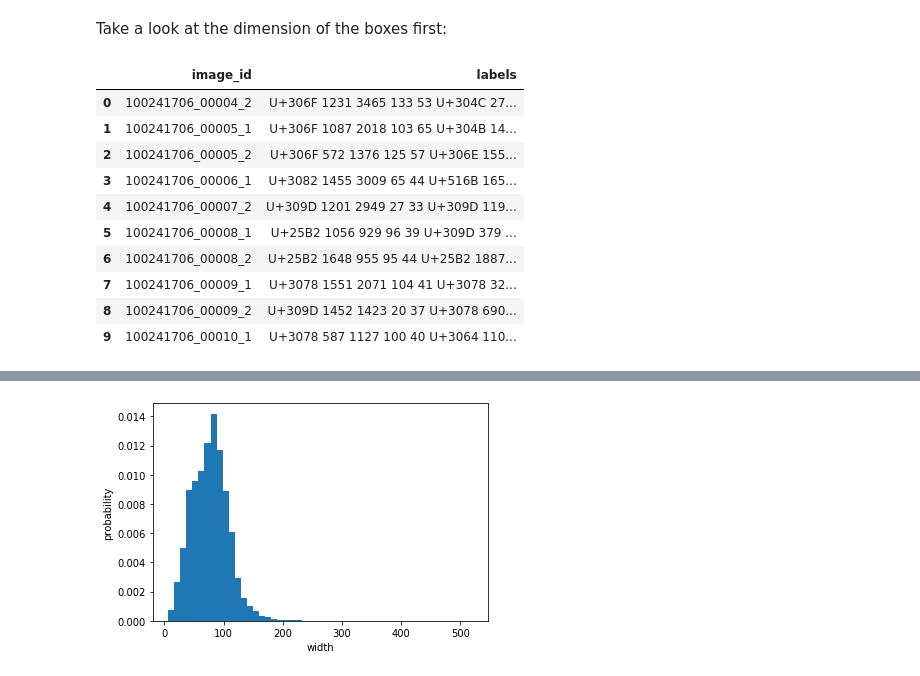
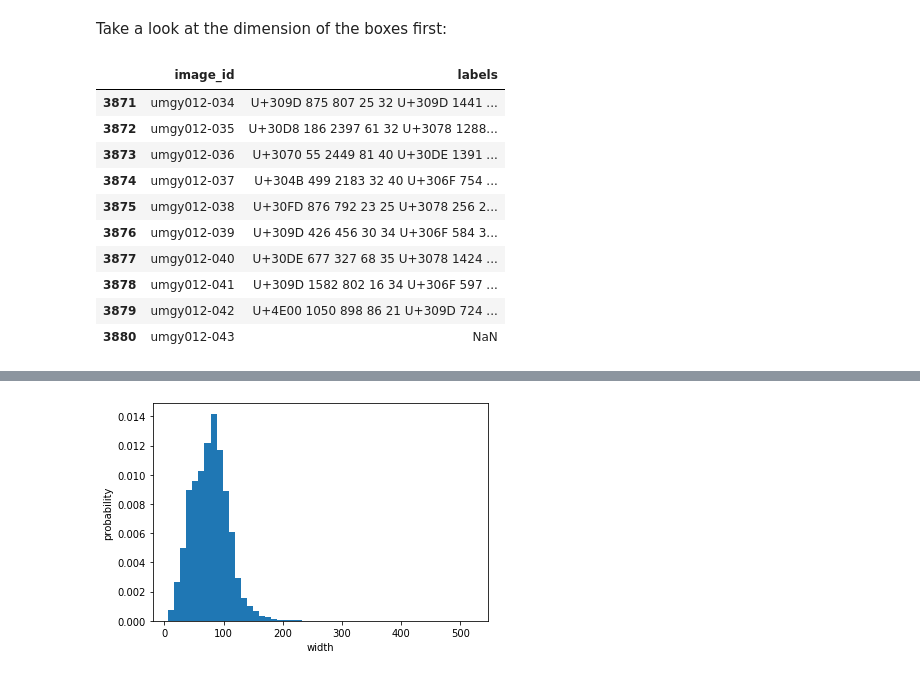
Before and after one commit to liufan2312/project-kage, a Jupyter notebook: CNN for character classification.ipynb, the cells around one changed output, grey strips where cells are left out. Cells and saved outputs as stored; diff of their text form; code cells hidden in the pictures.

```diff
--- a/CNN for character classification.ipynb
+++ b/CNN for character classification.ipynb
@@ -13,22 +14,22 @@ Take a look at the dimension of the boxes first:
 # %%
 # Load data
 input_dir = Path("../kuzushiji_data")
 train_dir = input_dir/'train_images'
 
 train_df = pd.read_csv(input_dir/'train.csv')
 # Inspect train.csv
-train_df.head(n=10)
+train_df.tail(n=10)
 # %% [output]
 |  | image_id | labels |
-| 0 | 100241706_00004_2 | U+306F 1231 3465 133 53 U+304C 27... |
-| 1 | 100241706_00005_1 | U+306F 1087 2018 103 65 U+304B 14... |
-| 2 | 100241706_00005_2 | U+306F 572 1376 125 57 U+306E 155... |
-| 3 | 100241706_00006_1 | U+3082 1455 3009 65 44 U+516B 165... |
-| 4 | 100241706_00007_2 | U+309D 1201 2949 27 33 U+309D 119... |
-| 5 | 100241706_00008_1 | U+25B2 1056 929 96 39 U+309D 379 ... |
-| 6 | 100241706_00008_2 | U+25B2 1648 955 95 44 U+25B2 1887... |
-| 7 | 100241706_00009_1 | U+3078 1551 2071 104 41 U+3078 32... |
-| 8 | 100241706_00009_2 | U+309D 1452 1423 20 37 U+3078 690... |
-| 9 | 100241706_00010_1 | U+3078 587 1127 100 40 U+3064 110... |
+| 3871 | umgy012-034 | U+309D 875 807 25 32 U+309D 1441 ... |
+| 3872 | umgy012-035 | U+30D8 186 2397 61 32 U+3078 1288... |
+| 3873 | umgy012-036 | U+3070 55 2449 81 40 U+30DE 1391 ... |
+| 3874 | umgy012-037 | U+304B 499 2183 32 40 U+306F 754 ... |
+| 3875 | umgy012-038 | U+30FD 876 792 23 25 U+3078 256 2... |
+| 3876 | umgy012-039 | U+309D 426 456 30 34 U+306F 584 3... |
+| 3877 | umgy012-040 | U+30DE 677 327 68 35 U+3078 1424 ... |
+| 3878 | umgy012-041 | U+309D 1582 802 16 34 U+306F 597 ... |
+| 3879 | umgy012-042 | U+4E00 1050 898 86 21 U+309D 724 ... |
+| 3880 | umgy012-043 | NaN |
 # %%
 # Extract all width, height aspect ratios of the characters
```
Also changed, not shown: parts of 9 cells of this notebook.
